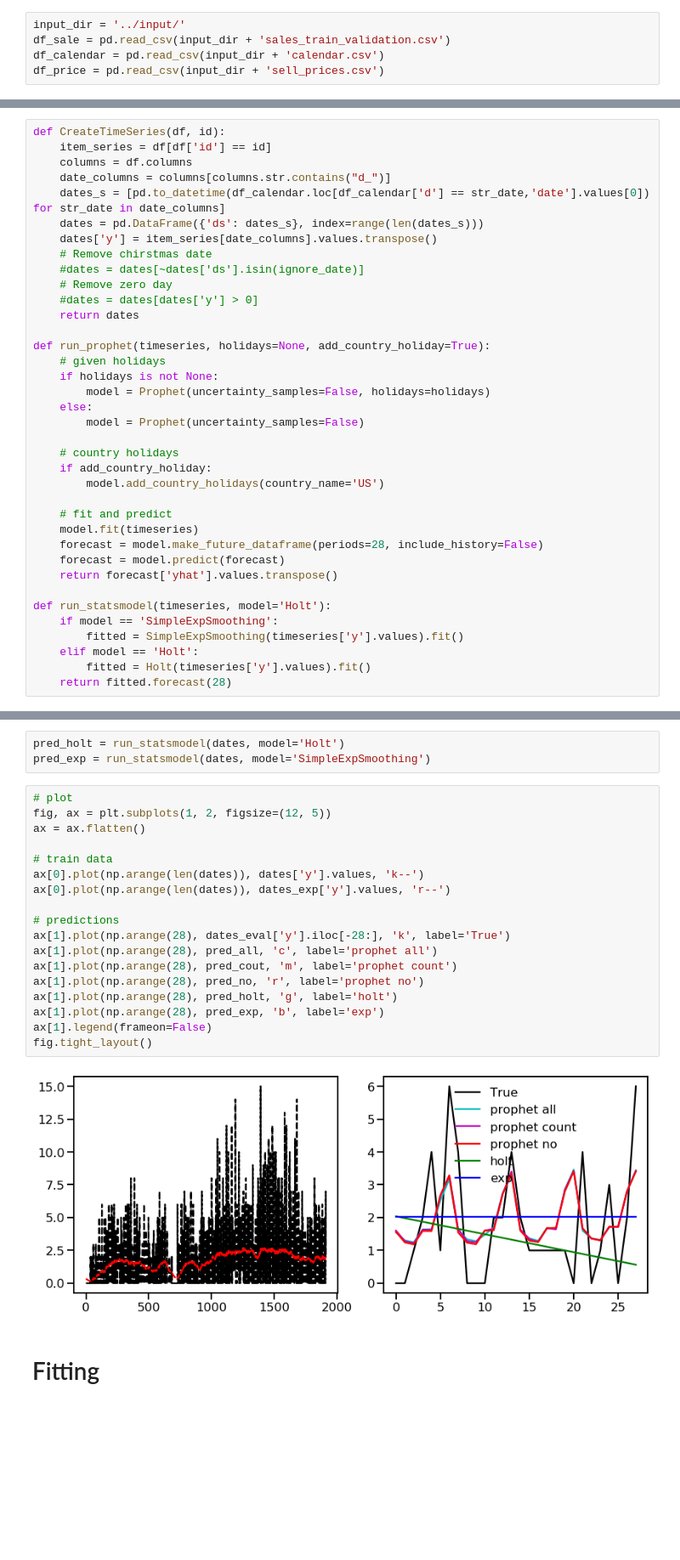
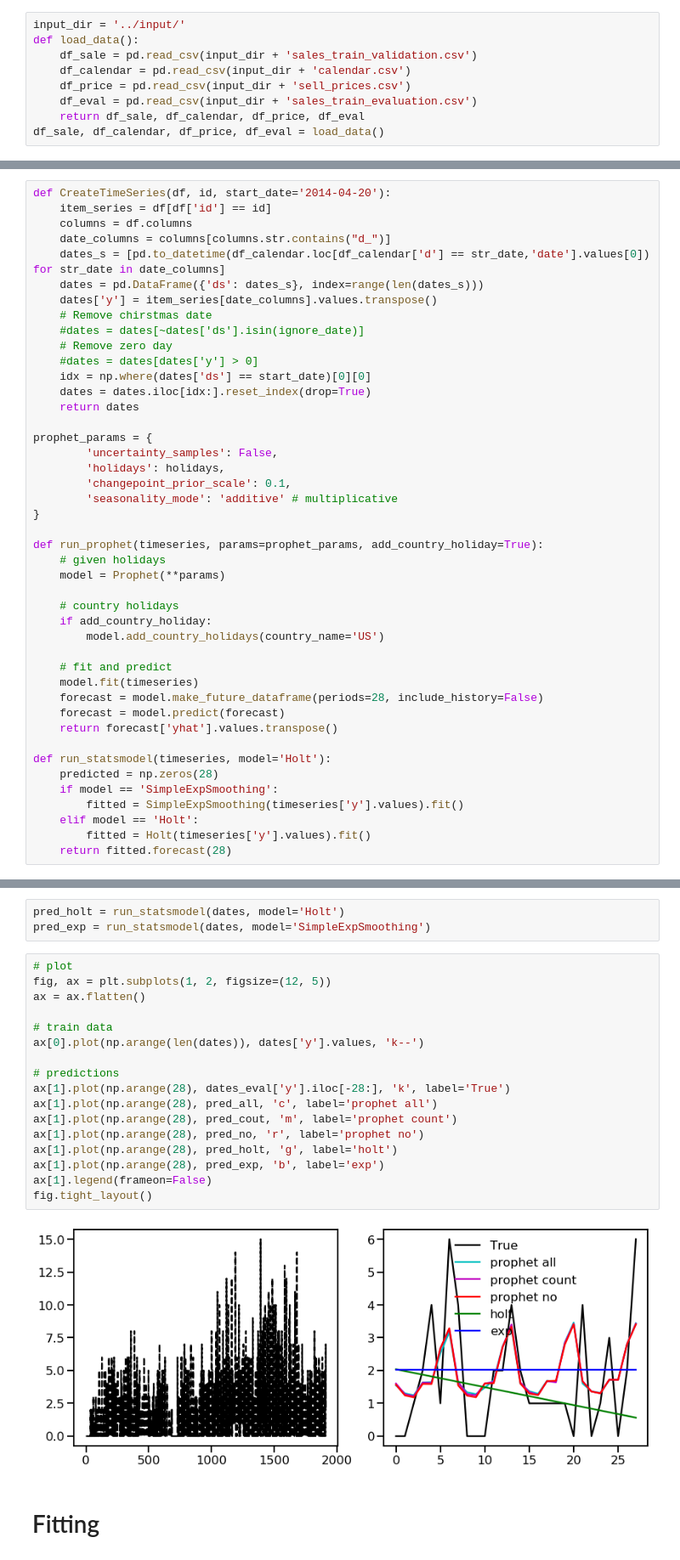
Before and after one commit to katsu1110/M5-solution, a Jupyter notebook: notebook/prophet_validation.ipynb, the cells around one changed output, grey strips where cells are left out. Shown: that part at 85% size. Drawn from its saved outputs; the diff is of its cells as text; blank space fills up the shorter version.

Commit message:
[add] try to proceed to uncertainty

```diff
--- a/notebook/prophet_validation.ipynb
+++ b/notebook/prophet_validation.ipynb
@@ -32,9 +34,13 @@ warnings.filterwarnings('ignore')
 # Load data
 # %%
 input_dir = '../input/'
-df_sale = pd.read_csv(input_dir + 'sales_train_validation.csv')
-df_calendar = pd.read_csv(input_dir + 'calendar.csv')
-df_price = pd.read_csv(input_dir + 'sell_prices.csv')
+def load_data():
+    df_sale = pd.read_csv(input_dir + 'sales_train_validation.csv')
+    df_calendar = pd.read_csv(input_dir + 'calendar.csv')
+    df_price = pd.read_csv(input_dir + 'sell_prices.csv')
+    df_eval = pd.read_csv(input_dir + 'sales_train_evaluation.csv')
+    return df_sale, df_calendar, df_price, df_eval
+df_sale, df_calendar, df_price, df_eval = load_data()
 # %%
 print(df_sale.shape)
 df_sale.head()
@@ -113,7 +117,7 @@ df_ev_4 = pd.DataFrame({'holiday': 'snap_TX', 'ds': df_calendar[df_calendar['sna
 df_ev_5 = pd.DataFrame({'holiday': 'snap_WI', 'ds': df_calendar[df_calendar['snap_WI'] == 1]['date']})
 holidays = pd.concat((df_ev_1, df_ev_2, df_ev_3, df_ev_4, df_ev_5))
 # %%
-def CreateTimeSeries(df, id):
+def CreateTimeSeries(df, id, start_date='2014-04-20'):
     item_series = df[df['id'] == id]
     columns = df.columns
     date_columns = columns[columns.str.contains("d_")]
@@ -124,14 +128,20 @@ def CreateTimeSeries(df, id):
     #dates = dates[~dates['ds'].isin(ignore_date)]
     # Remove zero day
     #dates = dates[dates['y'] > 0]
+    idx = np.where(dates['ds'] == start_date)[0][0]
+    dates = dates.iloc[idx:].reset_index(drop=True)
     return dates
 
-def run_prophet(timeseries, holidays=None, add_country_holiday=True):
+prophet_params = {
+        'uncertainty_samples': False,
+        'holidays': holidays,
+        'changepoint_prior_scale': 0.1,
+        'seasonality_mode': 'additive' # multiplicative
+}
+
+def run_prophet(timeseries, params=prophet_params, add_country_holiday=True):
     # given holidays
-    if holidays is not None:
-        model = Prophet(uncertainty_samples=False, holidays=holidays)
-    else:
-        model = Prophet(uncertainty_samples=False)
+    model = Prophet(**params)
 
     # country holidays
     if add_country_holiday:
@@ -144,6 +154,7 @@ def run_prophet(timeseries, holidays=None, add_country_holiday=True):
     return forecast['yhat'].values.transpose()
 
 def run_statsmodel(timeseries, model='Holt'):
+    predicted = np.zeros(28)
     if model == 'SimpleExpSmoothing':
         fitted = SimpleExpSmoothing(timeseries['y'].values).fit()
     elif model == 'Holt':
@@ -194,22 +230,21 @@ pred_exp = run_statsmodel(dates, model='SimpleExpSmoothing')
 # %%
 # plot
 fig, ax = plt.subplots(1, 2, figsize=(12, 5))
 ax = ax.flatten()
 
 # train data
 ax[0].plot(np.arange(len(dates)), dates['y'].values, 'k--')
-ax[0].plot(np.arange(len(dates)), dates_exp['y'].values, 'r--')
 
 # predictions
 ax[1].plot(np.arange(28), dates_eval['y'].iloc[-28:], 'k', label='True')
 ax[1].plot(np.arange(28), pred_all, 'c', label='prophet all')
 ax[1].plot(np.arange(28), pred_cout, 'm', label='prophet count')
 ax[1].plot(np.arange(28), pred_no, 'r', label='prophet no')
 ax[1].plot(np.arange(28), pred_holt, 'g', label='holt')
 ax[1].plot(np.arange(28), pred_exp, 'b', label='exp')
 ax[1].legend(frameon=False)
 fig.tight_layout()
 # %% [output]
-[figure, old version]
+[figure, new version]
 # %% [markdown]
 # Fitting
```
Also changed, not shown: parts of 13 cells of this notebook, 2 other files.
